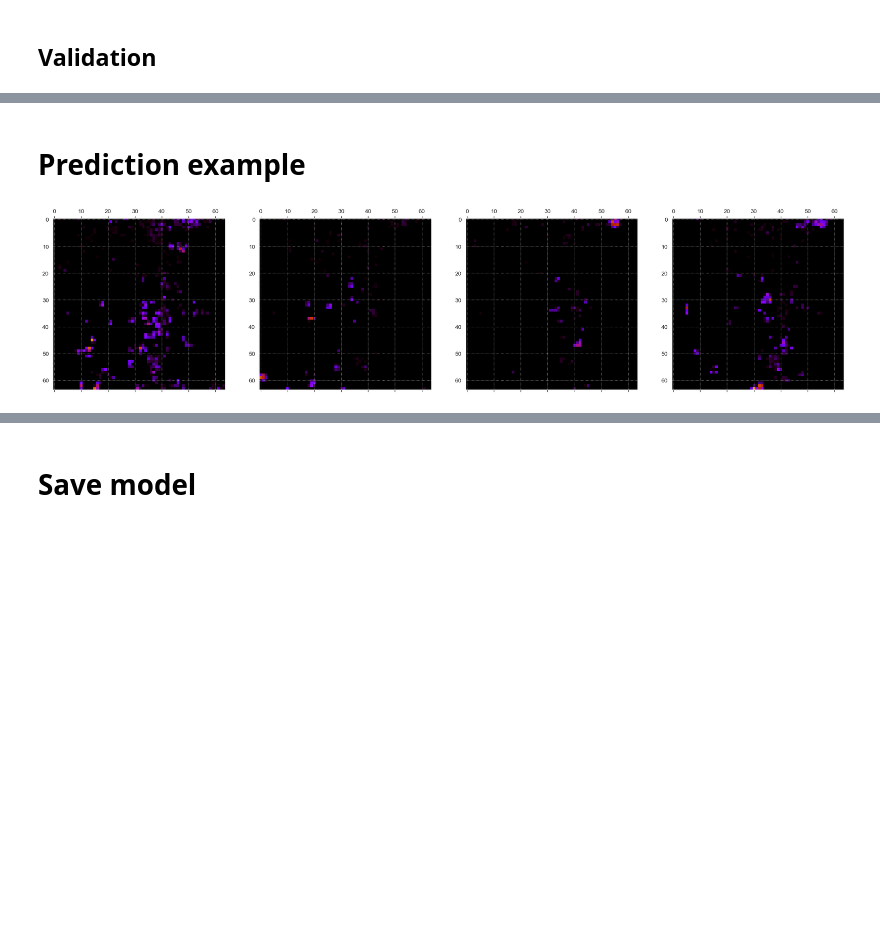
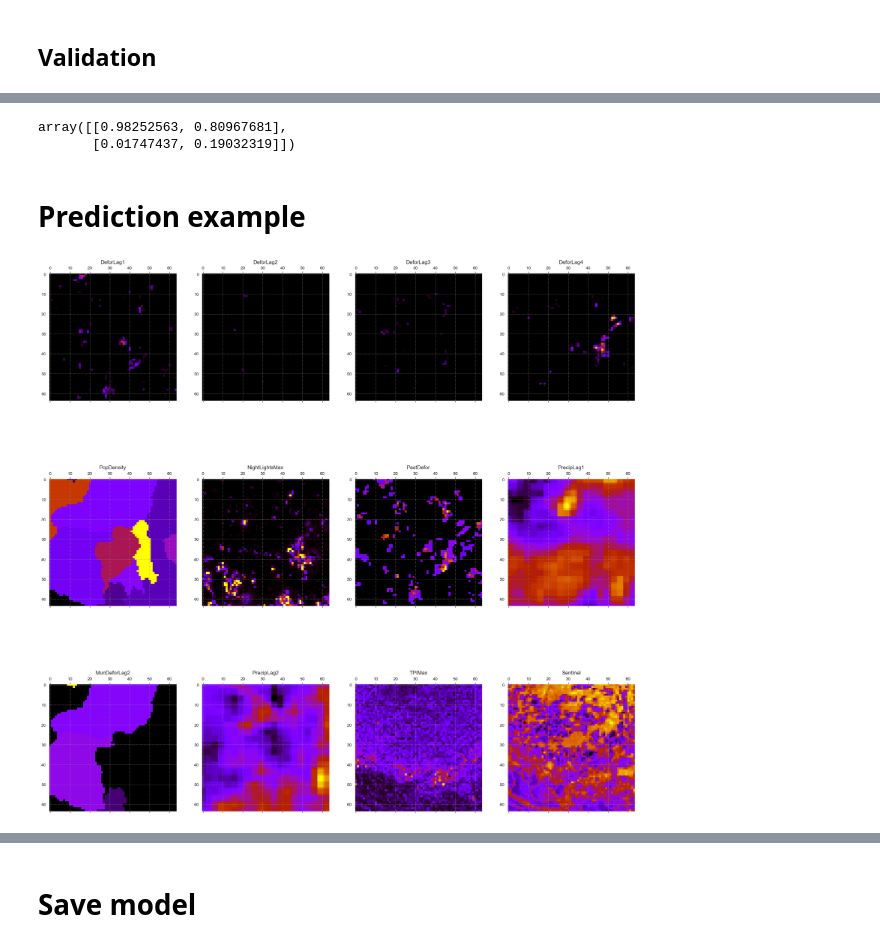
Before and after one commit to Giovanni3A/deforestation_forecast, a Jupyter notebook: 5_model_analysis.ipynb, the cells around one changed output, grey strips where cells are left out. Cells and saved outputs as stored; diff of their text form; code cells hidden in the pictures; blank space fills up the shorter version.

```diff
--- a/5_model_analysis.ipynb
+++ b/5_model_analysis.ipynb
@@ -17,3 +18,32 @@ sns.set_style("darkgrid", {"grid.color": ".6", "grid.linestyle": ":"})
 # %%
 # set device to GPU
 dev = "cuda:0"
+# %%
+channel_names = [
+    "DeforLag1",
+    "DeforLag2",
+    "DeforLag3",
+    "DeforLag4",
+    "Population",
+    "PopDensity",
+    "MunDeforLag1",
+    "MunDeforLag2",
+    "MunDeforLag3",
+    "MunDeforLag4",
+    "PrecipLag1",
+    "PrecipLag2",
+    "PrecipLag3",
+    "PrecipLag4",
+    "TPIAvg",
+    "TPIMin",
+    "TPIMax",
+    "TPIStd",
+    "Land1",
+    "Land2",
+    "Land3",
+    "PastDefor",
+    "NightLightsAvg",
+    "NightLightsMax",
+    "Sentinel"
+]
+len(channel_names)
@@ -244,3 +277,12 @@ array([[0.97365538, 0.02634462],
+# %%
+confusion_matrix(
+    y_true,
+    y_pred > p_treshold,
+    normalize="pred"
+)
+# %% [output]
+array([[0.98252563, 0.80967681],
+       [0.01747437, 0.19032319]])
 # %% [markdown]
 # Prediction example
 # %%
@@ -252,14 +294,21 @@ def get_sample(min_area=0.1, dataloader=trainloader):
             if truth[idx_batch, 1, :, :].mean() > min_area:
                 return input_, truth, idx_batch
 # %%
-input_, truth, idx_batch = get_sample(0.05, valloader)
+input_, truth, idx_batch = get_sample(0.01, trainloader)
 
 pred = model(input_)
 # %%
-fig, ax = plt.subplots(1, 4, figsize=(24, 8))
+fig, ax = plt.subplots(3, 4, figsize=(24, 24))
 for i in range(4):
-    ax[i].matshow(input_[idx_batch, i, :, :].cpu(), cmap="gnuplot", vmin=truth.min(), vmax=truth.max())
+    ax[0, i].matshow(input_[idx_batch, i, :, :].cpu(), cmap="gnuplot", vmin=truth.min(), vmax=truth.max())
+    ax[0, i].set_title(channel_names[channels[i]])
+for i in range(4):
+    ax[1, i].matshow(input_[idx_batch, 4+i, :, :].cpu(), cmap="gnuplot")
+    ax[1, i].set_title(channel_names[channels[i+4]])
+for i in range(4):
+    ax[2, i].matshow(input_[idx_batch, 8+i, :, :].cpu(), cmap="gnuplot")
+    ax[2, i].set_title(channel_names[channels[i+8]])
 plt.show()
 # %% [output]
-[figure, old version]
+[figure, new version]
 # %%
```
Also changed, not shown: parts of 16 cells of this notebook, 14 other files.
